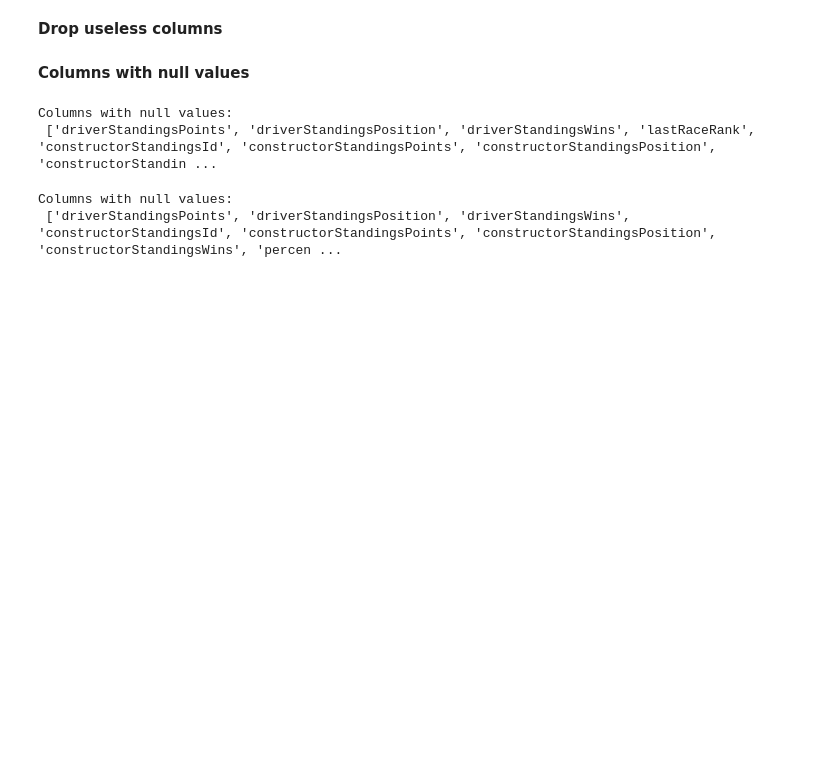
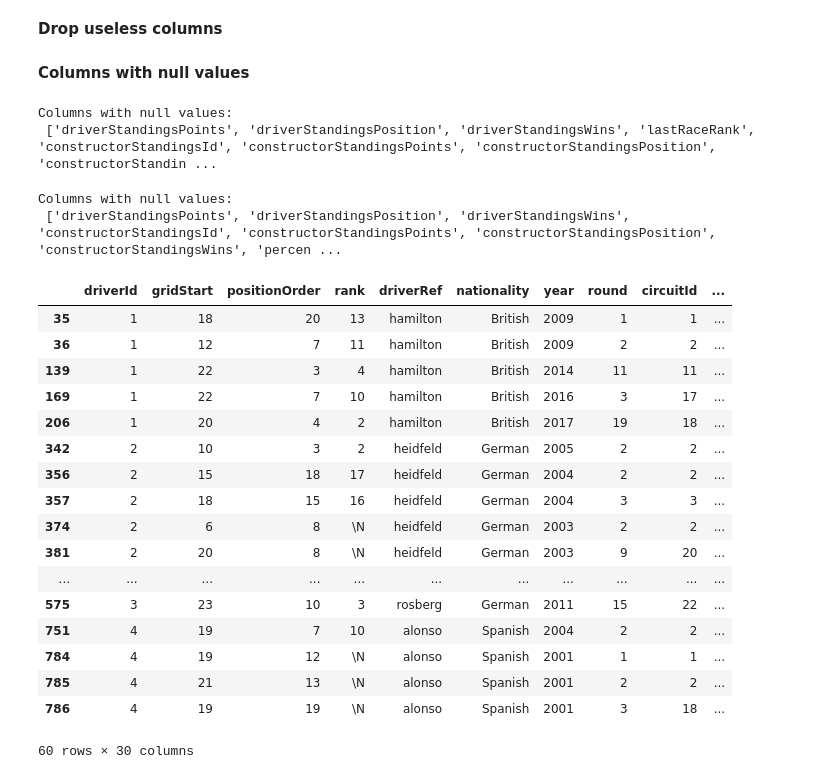
Before and after one commit to mariuscaptari/machine-learning-coursework, a Jupyter notebook: notebooks/03-feature-processing.ipynb, the cells around one changed output. Saved outputs shown, nothing was run; the diff lists cells and outputs as text; code cells hidden in the pictures; blank space fills up the shorter version.

```diff
--- a/notebooks/03-feature-processing.ipynb
+++ b/notebooks/03-feature-processing.ipynb
@@ -24,3 +24,24 @@ print('Columns with null values:\n', df.columns[df.isna().any()].tolist())
 # %% [output]
 Columns with null values:
  ['driverStandingsPoints', 'driverStandingsPosition', 'driverStandingsWins', 'constructorStandingsId', 'constructorStandingsPoints', 'constructorStandingsPosition', 'constructorStandingsWins', 'percen ...
+# %%
+df[df.isna().any(axis=1)].head(60)
+# %% [output]
+|  | driverId | gridStart | positionOrder | rank | driverRef | nationality | year | round | circuitId | ... |
+| 35 | 1 | 18 | 20 | 13 | hamilton | British | 2009 | 1 | 1 | ... |
+| 36 | 1 | 12 | 7 | 11 | hamilton | British | 2009 | 2 | 2 | ... |
+| 139 | 1 | 22 | 3 | 4 | hamilton | British | 2014 | 11 | 11 | ... |
+| 169 | 1 | 22 | 7 | 10 | hamilton | British | 2016 | 3 | 17 | ... |
+| 206 | 1 | 20 | 4 | 2 | hamilton | British | 2017 | 19 | 18 | ... |
+| 342 | 2 | 10 | 3 | 2 | heidfeld | German | 2005 | 2 | 2 | ... |
+| 356 | 2 | 15 | 18 | 17 | heidfeld | German | 2004 | 2 | 2 | ... |
+| 357 | 2 | 18 | 15 | 16 | heidfeld | German | 2004 | 3 | 3 | ... |
+| 374 | 2 | 6 | 8 | \N | heidfeld | German | 2003 | 2 | 2 | ... |
+| 381 | 2 | 20 | 8 | \N | heidfeld | German | 2003 | 9 | 20 | ... |
+| ... | ... | ... | ... | ... | ... | ... | ... | ... | ... | ... |
+| 575 | 3 | 23 | 10 | 3 | rosberg | German | 2011 | 15 | 22 | ... |
+| 751 | 4 | 19 | 7 | 10 | alonso | Spanish | 2004 | 2 | 2 | ... |
+| 784 | 4 | 19 | 12 | \N | alonso | Spanish | 2001 | 1 | 1 | ... |
+| 785 | 4 | 21 | 13 | \N | alonso | Spanish | 2001 | 2 | 2 | ... |
+| 786 | 4 | 19 | 19 | \N | alonso | Spanish | 2001 | 3 | 18 | ... |
+60 rows × 30 columns
```
Also changed, not shown: 2 other files.
